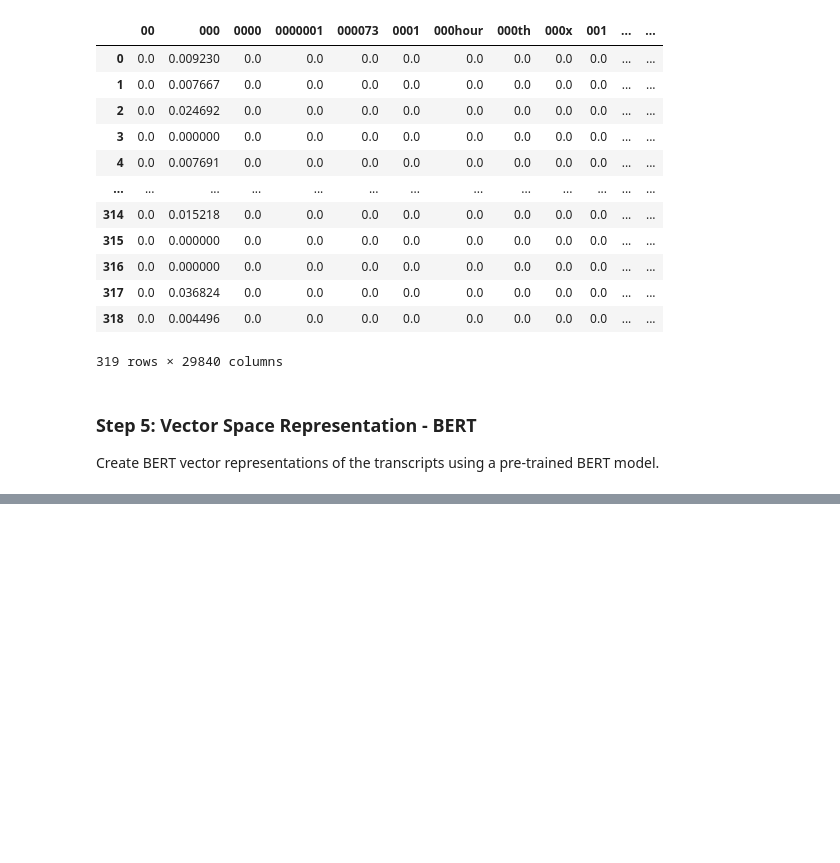
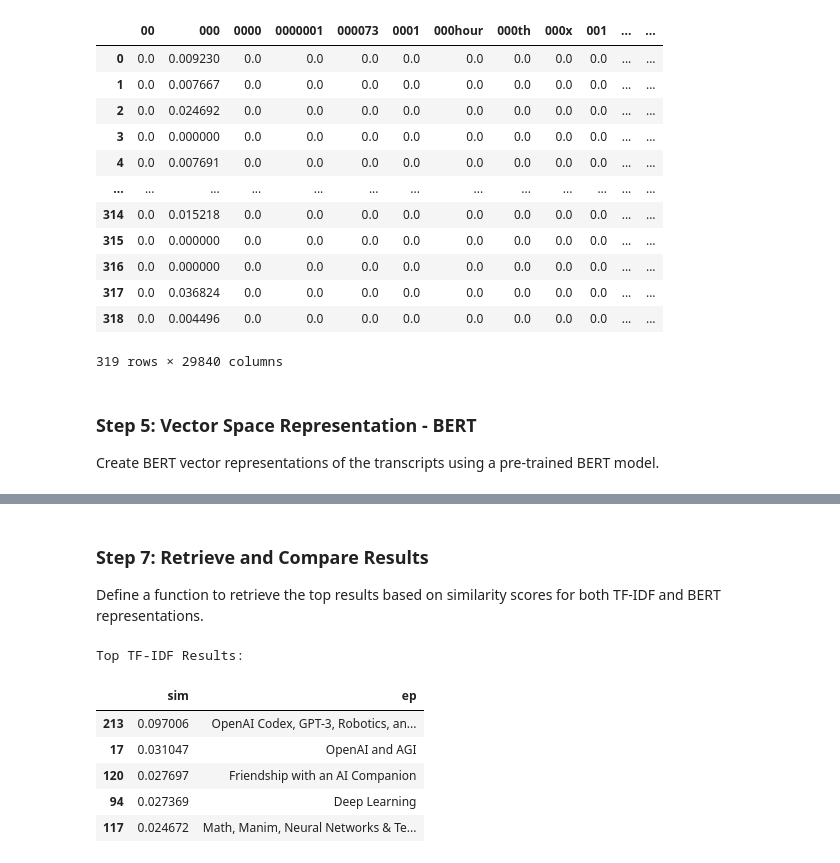
Before and after one commit to PaolaMaribel18/RI_2024a, a Jupyter notebook: week11/podcast_ir.ipynb, the cells around one changed output, grey strips where cells are left out. Cells and saved outputs as stored; diff of their text form; code cells hidden in the pictures; blank space fills up the shorter version.

```diff
--- a/week11/podcast_ir.ipynb
+++ b/week11/podcast_ir.ipynb
@@ -195,0 +247,22 @@ BERT Shape: (4, 768, 1)
+# %% [markdown]
+### **Step** 7: Retrieve and Compare Results
+
+Define a function to retrieve the top results based on similarity scores for both TF-IDF and BERT representations.
+# %%
+def get_top_results(similarities_df, top_n=5):
+    return similarities_df.head(top_n)
+
+top_n = 5
+# %%
+# Retrieve top results for TF-IDF
+top_tfidf_results = get_top_results(tfidf_results, top_n)
+print("Top TF-IDF Results:")
+top_tfidf_results
+# %% [output]
+Top TF-IDF Results:
+|  | sim | ep |
+| 213 | 0.097006 | OpenAI Codex, GPT-3, Robotics, an... |
+| 17 | 0.031047 | OpenAI and AGI |
+| 120 | 0.027697 | Friendship with an AI Companion |
+| 94 | 0.027369 | Deep Learning |
+| 117 | 0.024672 | Math, Manim, Neural Networks & Te... |
```
Also changed, not shown: parts of 30 cells of this notebook.
